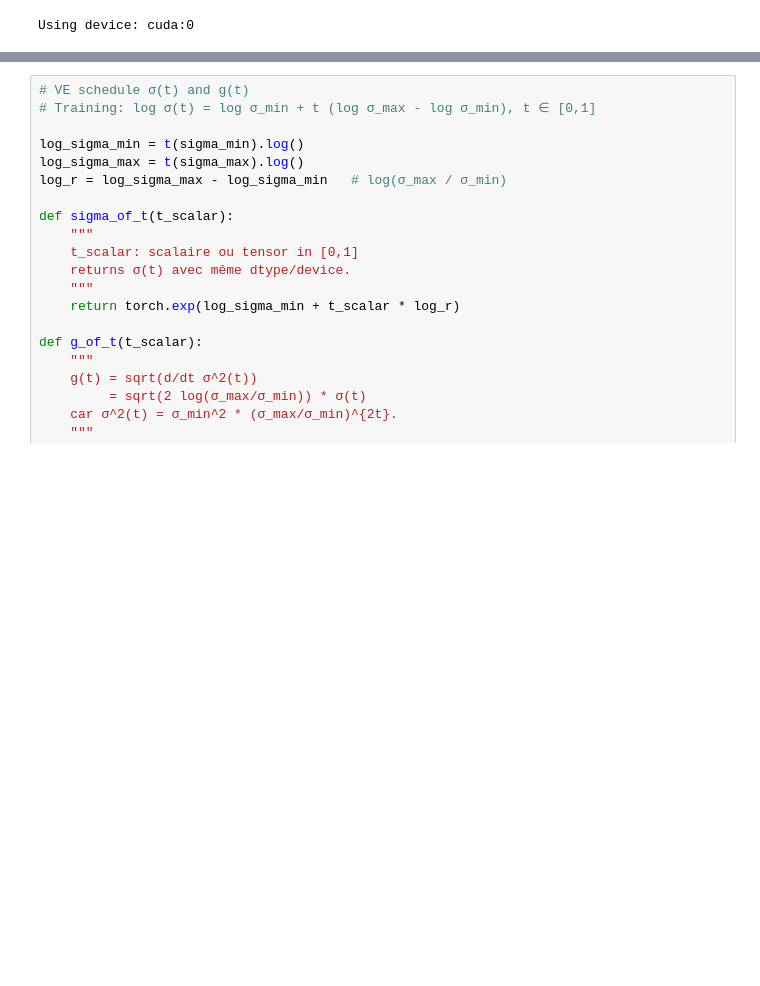
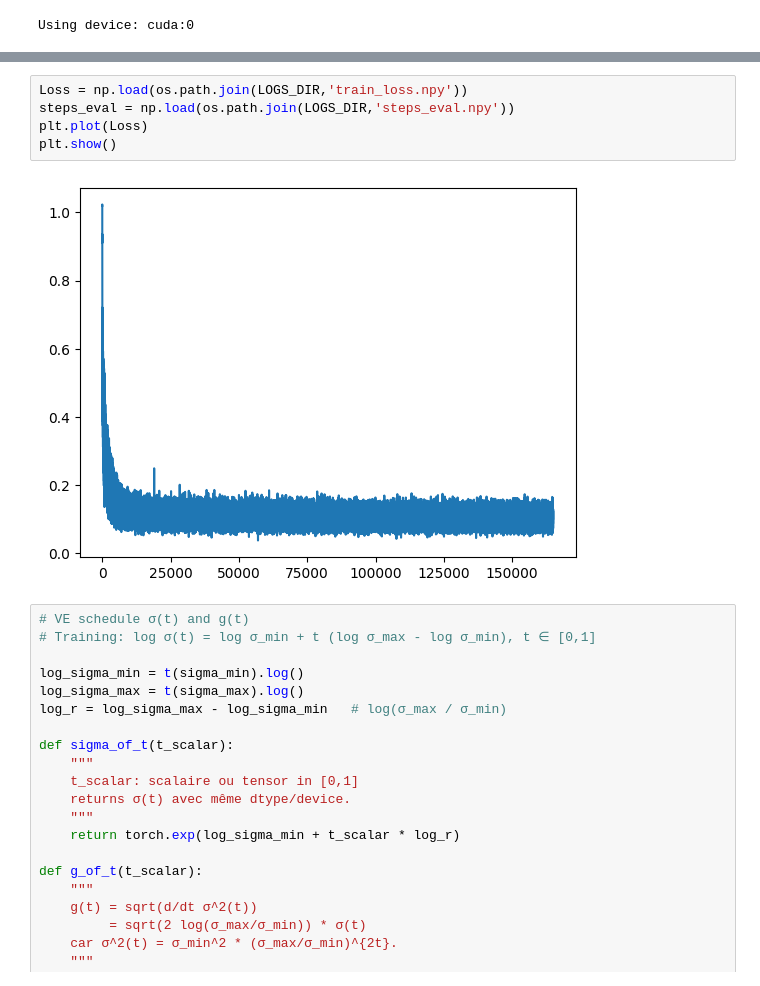
Before and after one commit to Loudwig/DSM, a Jupyter notebook: src/VE-SDE/celebA/eval.ipynb, the cells around one changed output, grey strips where cells are left out. Saved outputs shown, nothing was run; the diff lists cells and outputs as text; blank space fills up the shorter version.

```diff
--- a/src/VE-SDE/celebA/eval.ipynb
+++ b/src/VE-SDE/celebA/eval.ipynb
@@ -77,3 +77,10 @@ Model has 18.50M parameters
+# %%
+Loss = np.load(os.path.join(LOGS_DIR,'train_loss.npy'))
+steps_eval = np.load(os.path.join(LOGS_DIR,'steps_eval.npy'))
+plt.plot(Loss)
+plt.show()
+# %% [output]
+[figure, added]
 # %%
 # VE schedule σ(t) and g(t)
 # Training: log σ(t) = log σ_min + t (log σ_max - log σ_min), t ∈ [0,1]
```
Also changed, not shown: parts of 4 cells of this notebook, 12 other files.
